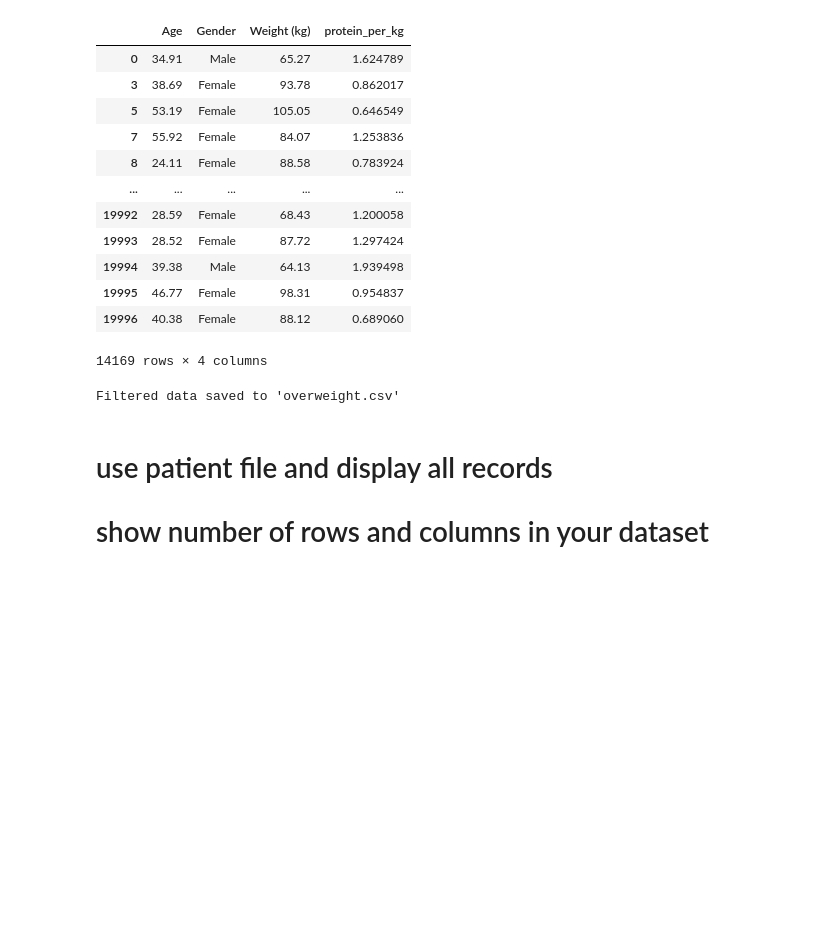
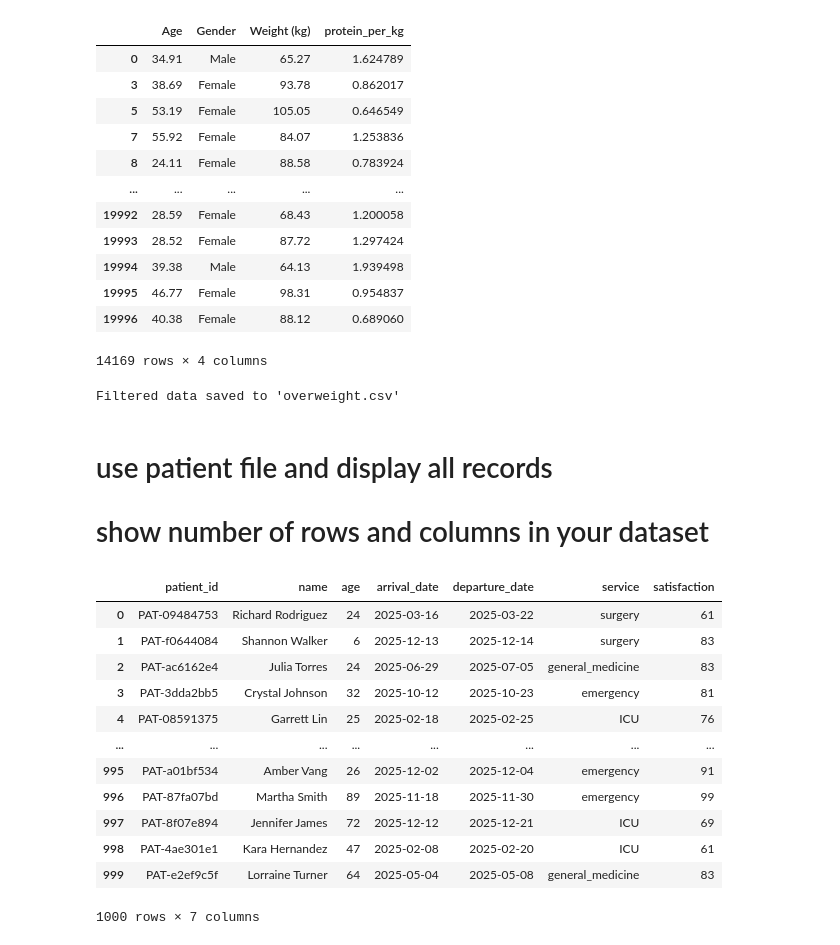
Before and after one commit to vivianaedora-hue/aimltraining, a Jupyter notebook: Day 10/DataHandling.ipynb, the cells around one changed output. Drawn from its saved outputs; the diff is of its cells as text; code cells hidden in the pictures; blank space fills up the shorter version.

Commit message:
icu patients

```diff
--- a/Day 10/DataHandling.ipynb
+++ b/Day 10/DataHandling.ipynb
@@ -229,3 +229,21 @@ Filtered data saved to 'overweight.csv'
 # %% [markdown]
 # use patient file and display all records
 # show number of rows and columns in your dataset
+# %%
+df=pd.read_csv("patients.csv")
+# %%
+display(df)
+# %% [output]
+|  | patient_id | name | age | arrival_date | departure_date | service | satisfaction |
+| 0 | PAT-09484753 | Richard Rodriguez | 24 | 2025-03-16 | 2025-03-22 | surgery | 61 |
+| 1 | PAT-f0644084 | Shannon Walker | 6 | 2025-12-13 | 2025-12-14 | surgery | 83 |
+| 2 | PAT-ac6162e4 | Julia Torres | 24 | 2025-06-29 | 2025-07-05 | general_medicine | 83 |
+| 3 | PAT-3dda2bb5 | Crystal Johnson | 32 | 2025-10-12 | 2025-10-23 | emergency | 81 |
+| 4 | PAT-08591375 | Garrett Lin | 25 | 2025-02-18 | 2025-02-25 | ICU | 76 |
+| ... | ... | ... | ... | ... | ... | ... | ... |
+| 995 | PAT-a01bf534 | Amber Vang | 26 | 2025-12-02 | 2025-12-04 | emergency | 91 |
+| 996 | PAT-87fa07bd | Martha Smith | 89 | 2025-11-18 | 2025-11-30 | emergency | 99 |
+| 997 | PAT-8f07e894 | Jennifer James | 72 | 2025-12-12 | 2025-12-21 | ICU | 69 |
+| 998 | PAT-4ae301e1 | Kara Hernandez | 47 | 2025-02-08 | 2025-02-20 | ICU | 61 |
+| 999 | PAT-e2ef9c5f | Lorraine Turner | 64 | 2025-05-04 | 2025-05-08 | general_medicine | 83 |
+1000 rows × 7 columns
```
Also changed, not shown: parts of 6 cells of this notebook, 1 other file.
